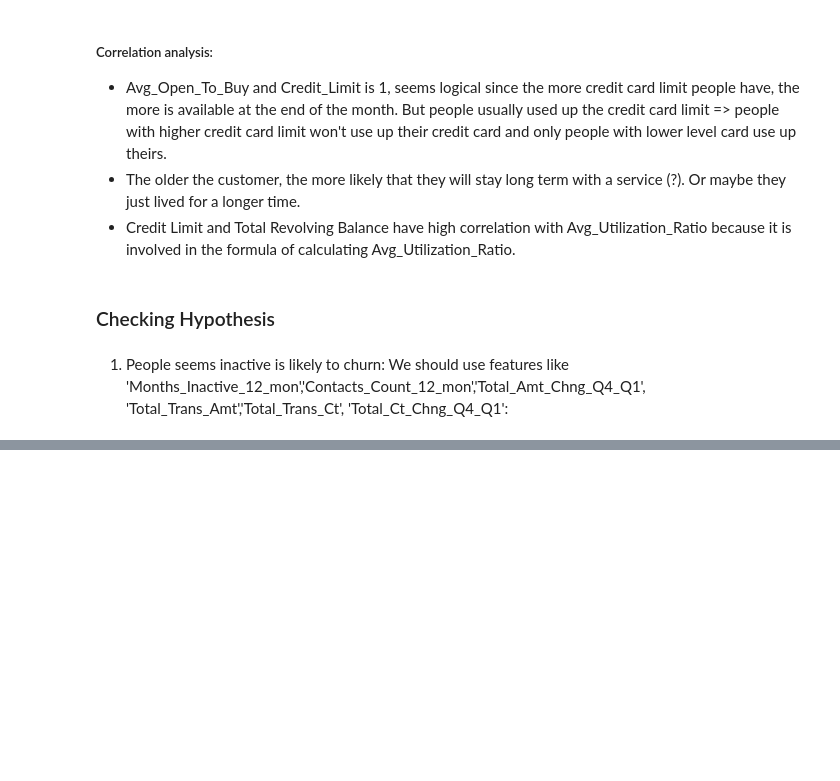
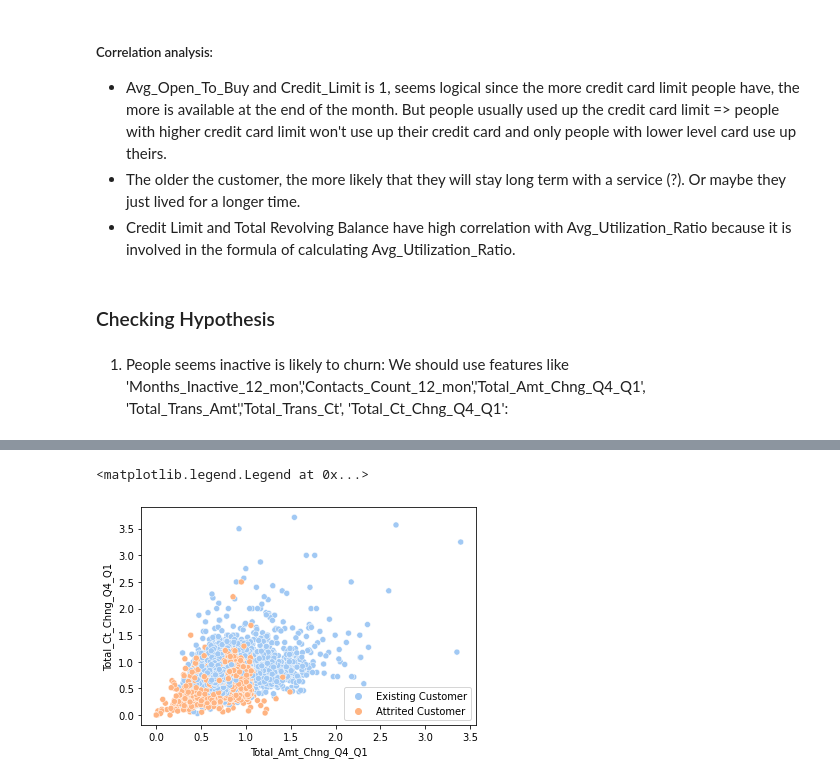
Before and after one commit to habuif/Credit_Card_Project, a Jupyter notebook: CVproject.ipynb, the cells around one changed output, grey strips where cells are left out. Cells and saved outputs as stored; diff of their text form; code cells hidden in the pictures; blank space fills up the shorter version.

```diff
--- a/CVproject.ipynb
+++ b/CVproject.ipynb
@@ -374,0 +388,6 @@ sns.countplot(data=data, x='Months_Inactive_12_mon',hue='Attrition_Flag')
+# %%
+sns.scatterplot(x='Total_Amt_Chng_Q4_Q1', y='Total_Ct_Chng_Q4_Q1',data=data,hue='Attrition_Flag')
+plt.legend(loc='best')
+# %% [output]
+<matplotlib.legend.Legend at 0x...>
+[figure, added]
```
Also changed, not shown: parts of 24 cells of this notebook.
